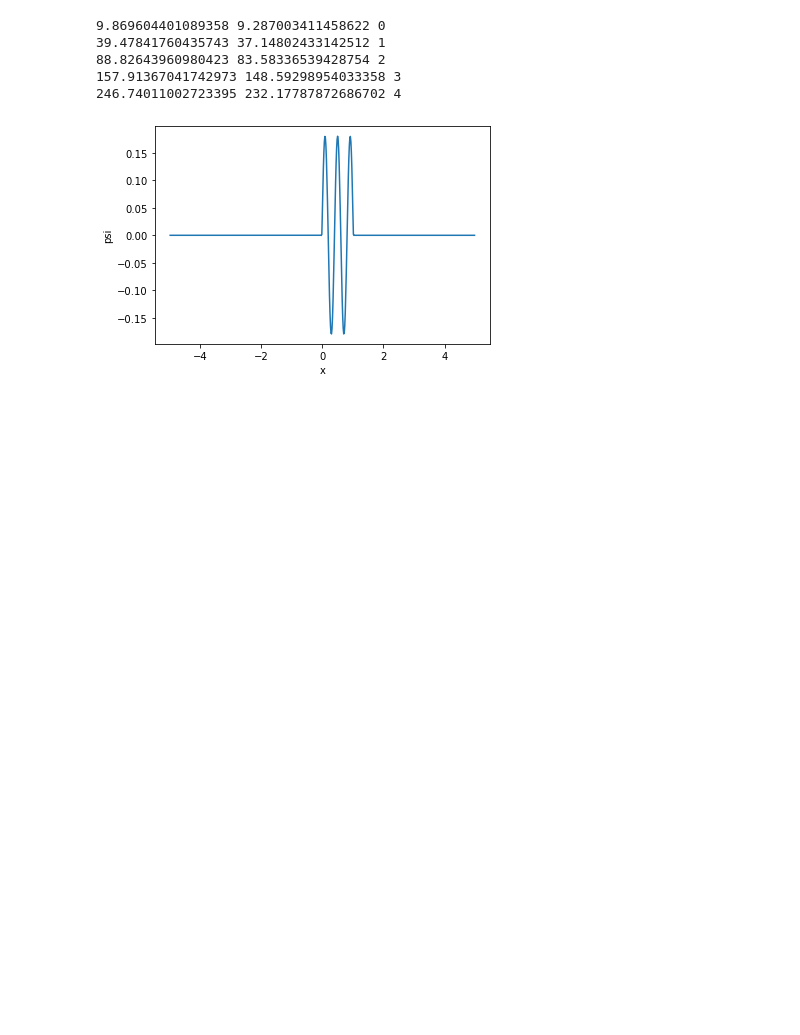
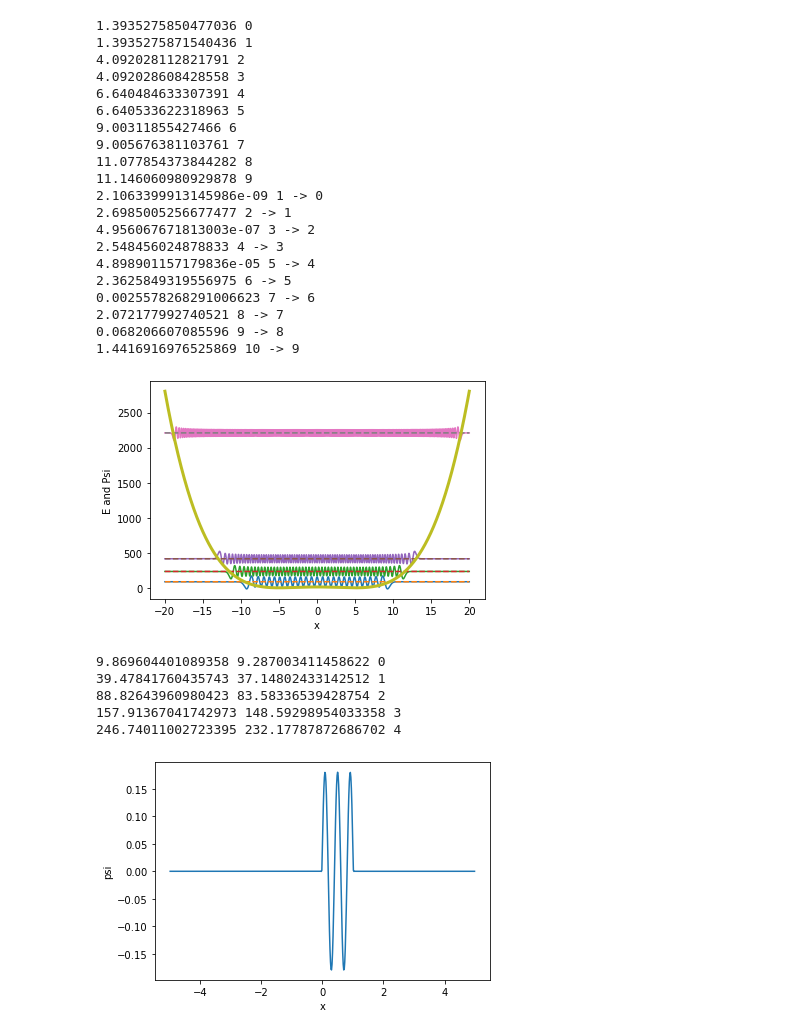
Before and after one commit to vijay13101996/PISC, a Jupyter notebook: Programs_Lars/old/old_useful/OTOC_1D_DVR.ipynb, the cells around one changed output. Drawn from its saved outputs; the diff is of its cells as text; code cells hidden in the pictures; blank space fills up the shorter version.

```diff
--- a/Programs_Lars/old/old_useful/OTOC_1D_DVR.ipynb
+++ b/Programs_Lars/old/old_useful/OTOC_1D_DVR.ipynb
@@ -123,33 +129,56 @@ if(False):
 # %%
 ###Checking: Double Well....#strongly dependent on given conditions, plotting is adviced
-if(False):
+if(True):
     hbar=1 #like in OTOC paper
     m=1/2 #like in OTOC paper
-    grid = np.linspace(-7,7,2000,endpoint=False)[1:] #in principle: gridspacing one to 5 grid points per de broglie wavelength and where one expects wavefkt to still be
+    grid = np.linspace(-20,20,3000,endpoint=False)[1:] #in principle: gridspacing one to 5 grid points per de broglie wavelength and where one expects wavefkt to still be
     H=pot(grid=grid, potential=lambda x : pot_double_well(x=x,labda= 2, g=1/50))+kin_inf(grid=grid,hbar=hbar,m=m)
     w,v = LA.eigh(H)
 
     for k in range(10):
         print(w[k],k)
     for k in range(10):
         print(w[k+1]-w[k],k+1,'->',k)
 ###plot wavefkt
-if(False):
+if(True):
     N=len(grid)
     DW_pot = np.zeros(N)
     for k in range(N):
         DW_pot[k]= pot_double_well(grid[k],labda=2, g=1/50)
-    for n in range(13):
-        plt.plot(grid,v[:,n]*20+w[n], label = "psi %i" % n)#*10 s.t visible (b.c. it is normalized anyways)
+
+    for n in (50,100,150,500):
+        plt.plot(grid,v[:,n]*2000+w[n], label = "psi %i" % n)#*10 s.t visible (b.c. it is normalized anyways)
         #plt.plot(grid,v[:,n]**2 *1600+w[n], label = "psi_sq %i" % n)#*10 s.t visible (b.c. it is normalized anyways)
         plt.plot(grid,np.zeros_like(v[:,n])+w[n],'--')#*10 s.t visible (b.c. it is normalized anyways)
     plt.plot(grid,DW_pot,label= "V",linewidth=3 )
     plt.ylabel('E and Psi')
     plt.xlabel('x')
     #plt.ylim([0,w[20]])
-    plt.xlim([-8,8])
+    #plt.xlim([-8,8])
     #plt.legend()
     plt.show()
+# %% [output]
+1.3935275850477036 0
+1.3935275871540436 1
+4.092028112821791 2
+4.092028608428558 3
+6.640484633307391 4
+6.640533622318963 5
+9.00311855427466 6
+9.005676381103761 7
+11.077854373844282 8
+11.146060980929878 9
+2.1063399913145986e-09 1 -> 0
+2.6985005256677477 2 -> 1
+4.956067671813003e-07 3 -> 2
+2.548456024878833 4 -> 3
+4.898901157179836e-05 5 -> 4
+2.3625849319556975 6 -> 5
+0.0025578268291006623 7 -> 6
+2.072177992740521 8 -> 7
+0.068206607085596 9 -> 8
+1.4416916976525869 10 -> 9
+[figure, added]
 # %%
 ###checked for Particle in a box
 if(False):
```
Also changed, not shown: parts of 1 cell of this notebook, 23 other files.
